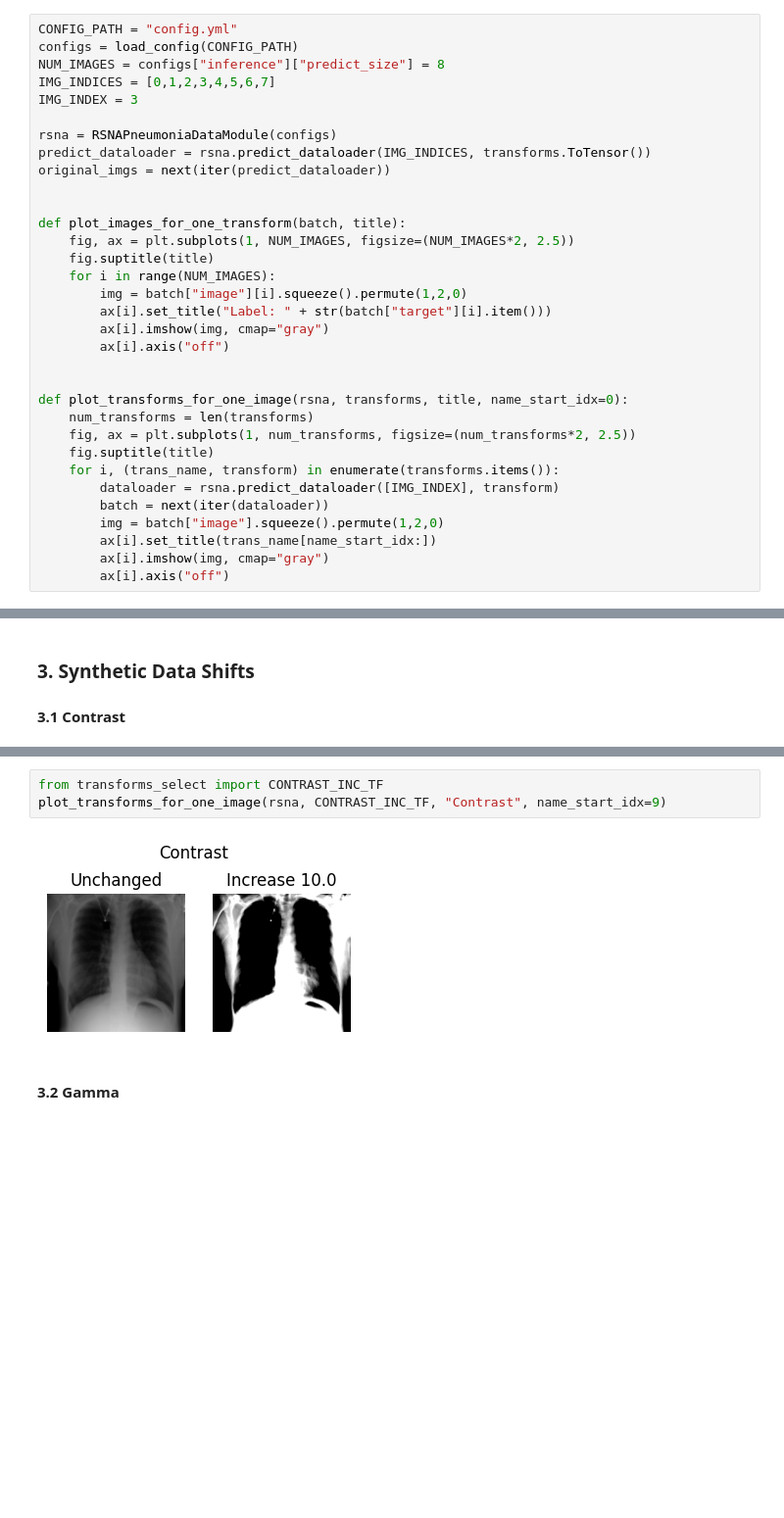
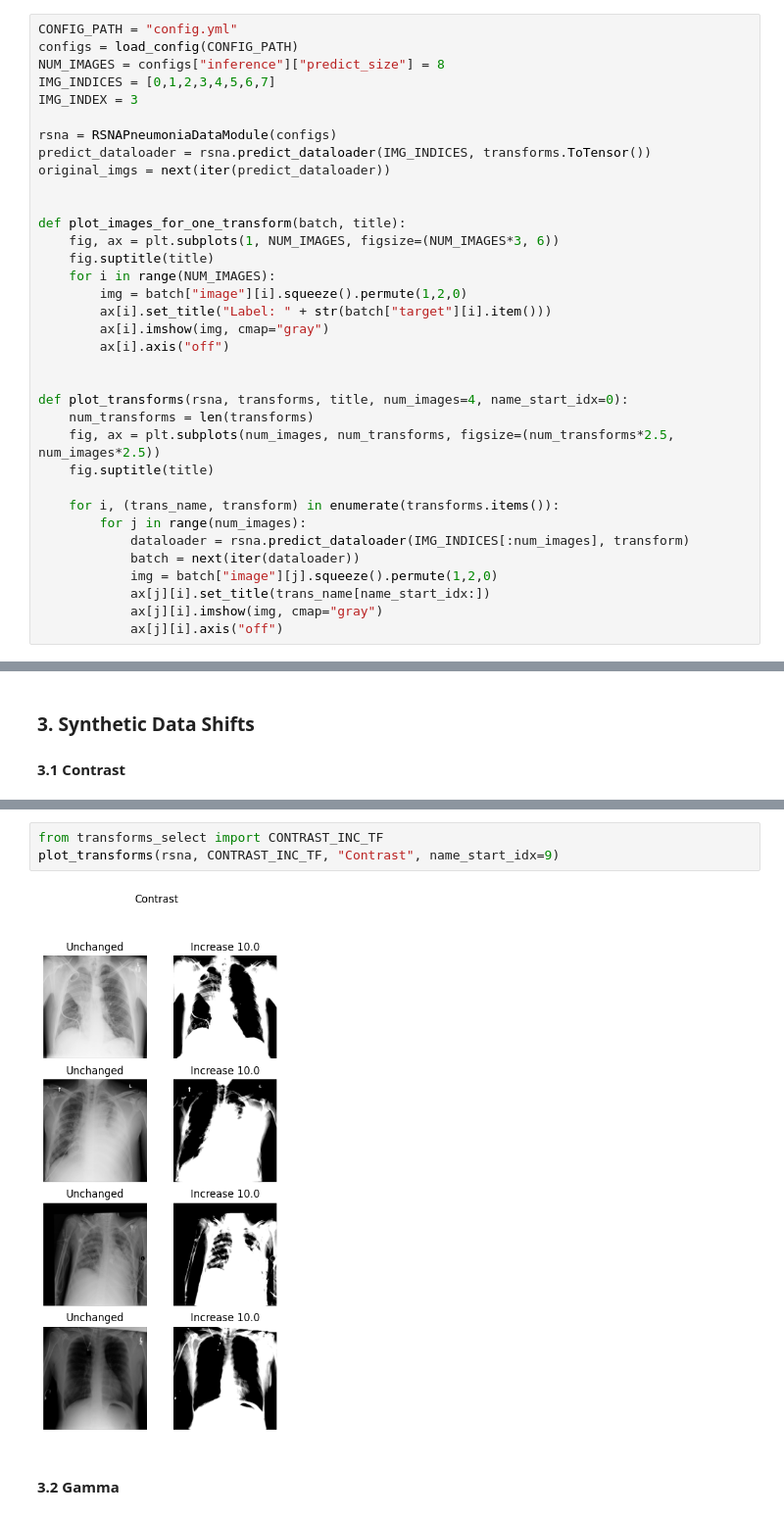
Before and after one commit to leeping-ng/med-img-monitoring, a Jupyter notebook: src/eda.ipynb, the cells around one changed output, grey strips where cells are left out. Shown at 98% size. Cells and saved outputs as stored; diff of their text form; blank space fills up the shorter version.

```diff
--- a/src/eda.ipynb
+++ b/src/eda.ipynb
@@ -27,7 +27,7 @@ original_imgs = next(iter(predict_dataloader))
 
 
 def plot_images_for_one_transform(batch, title):
-    fig, ax = plt.subplots(1, NUM_IMAGES, figsize=(NUM_IMAGES*2, 2.5))
+    fig, ax = plt.subplots(1, NUM_IMAGES, figsize=(NUM_IMAGES*3, 6))
     fig.suptitle(title)
     for i in range(NUM_IMAGES):
         img = batch["image"][i].squeeze().permute(1,2,0)
@@ -36,17 +36,19 @@ def plot_images_for_one_transform(batch, title):
         ax[i].axis("off")
 
 
-def plot_transforms_for_one_image(rsna, transforms, title, name_start_idx=0):
+def plot_transforms(rsna, transforms, title, num_images=4, name_start_idx=0):
     num_transforms = len(transforms)
-    fig, ax = plt.subplots(1, num_transforms, figsize=(num_transforms*2, 2.5))
+    fig, ax = plt.subplots(num_images, num_transforms, figsize=(num_transforms*2.5, num_images*2.5))
     fig.suptitle(title)
+
     for i, (trans_name, transform) in enumerate(transforms.items()):
-        dataloader = rsna.predict_dataloader([IMG_INDEX], transform)
-        batch = next(iter(dataloader))
-        img = batch["image"].squeeze().permute(1,2,0)
-        ax[i].set_title(trans_name[name_start_idx:])
-        ax[i].imshow(img, cmap="gray")
-        ax[i].axis("off")
+        for j in range(num_images):
+            dataloader = rsna.predict_dataloader(IMG_INDICES[:num_images], transform)
+            batch = next(iter(dataloader))
+            img = batch["image"][j].squeeze().permute(1,2,0)
+            ax[j][i].set_title(trans_name[name_start_idx:])
+            ax[j][i].imshow(img, cmap="gray")
+            ax[j][i].axis("off")
 # %% [output]
 DISTRIBUTION LABEL BY GENDER
 label_rsna_pneumonia     False     True
@@ -95,8 +97,8 @@ plot_transforms_for_one_image(rsna, CONTRAST_DEC_TF, "Contrast", name_start_idx=
 # %%
 from transforms_select import CONTRAST_INC_TF
-plot_transforms_for_one_image(rsna, CONTRAST_INC_TF, "Contrast", name_start_idx=9)
+plot_transforms(rsna, CONTRAST_INC_TF, "Contrast", name_start_idx=9)
 # %% [output]
-[figure, old version]
+[figure, new version]
 # %% [markdown]
 #### 3.2 Gamma
 # %%
```
Also changed, not shown: parts of 12 cells of this notebook, 6 other files.
